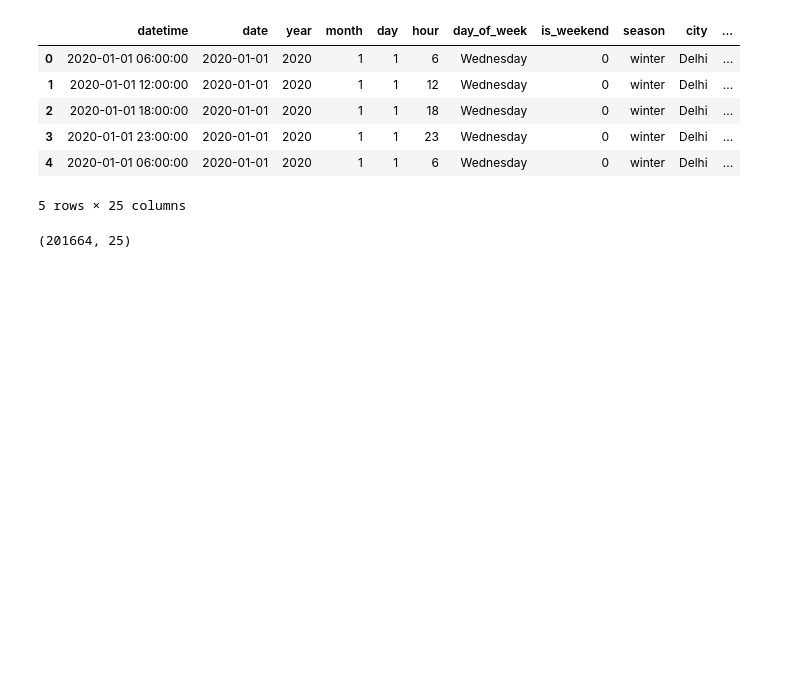
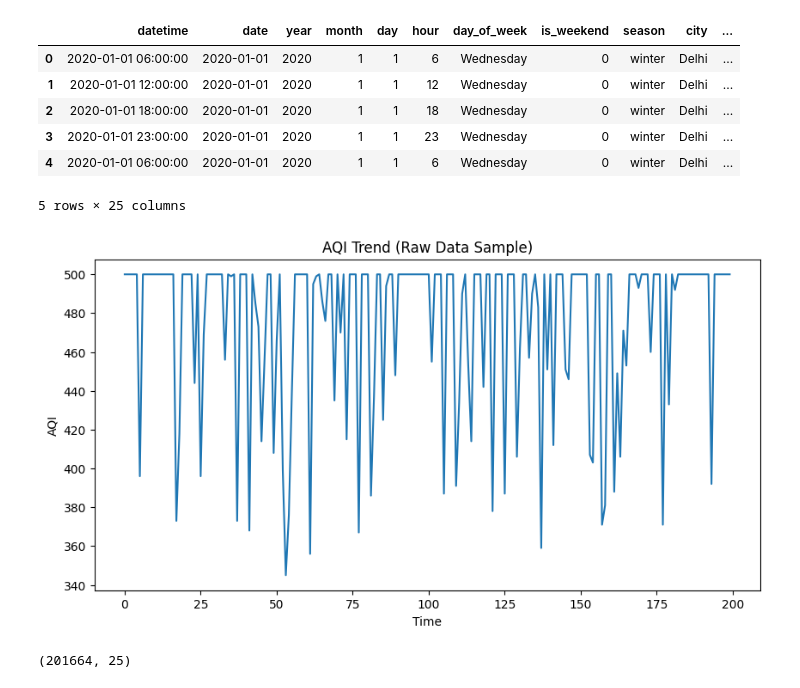
Before and after one commit to Reetkapoor/QNN-Forecasting, a Jupyter notebook: data/EDA.ipynb, the cells around one changed output. Saved outputs shown, nothing was run; the diff lists cells and outputs as text; code cells hidden in the pictures; blank space fills up the shorter version.

Commit message:
Updated EDA with plotting graphs

```diff
--- a/data/EDA.ipynb
+++ b/data/EDA.ipynb
@@ -42,6 +42,17 @@ df.head()
 | 3 | 2020-01-01 23:00:00 | 2020-01-01 | 2020 | 1 | 1 | 23 | Wednesday | 0 | winter | Delhi | ... |
 | 4 | 2020-01-01 06:00:00 | 2020-01-01 | 2020 | 1 | 1 | 6 | Wednesday | 0 | winter | Delhi | ... |
 5 rows × 25 columns
+# %%
+import matplotlib.pyplot as plt
+
+plt.figure(figsize=(10,5))
+plt.plot(df['aqi'][:200])
+plt.title("AQI Trend (Raw Data Sample)")
+plt.xlabel("Time")
+plt.ylabel("AQI")
+plt.show()
+# %% [output]
+[figure, added]
 # %%
 df.shape
 # %% [output]
```
Also changed, not shown: parts of 8 cells of this notebook.
